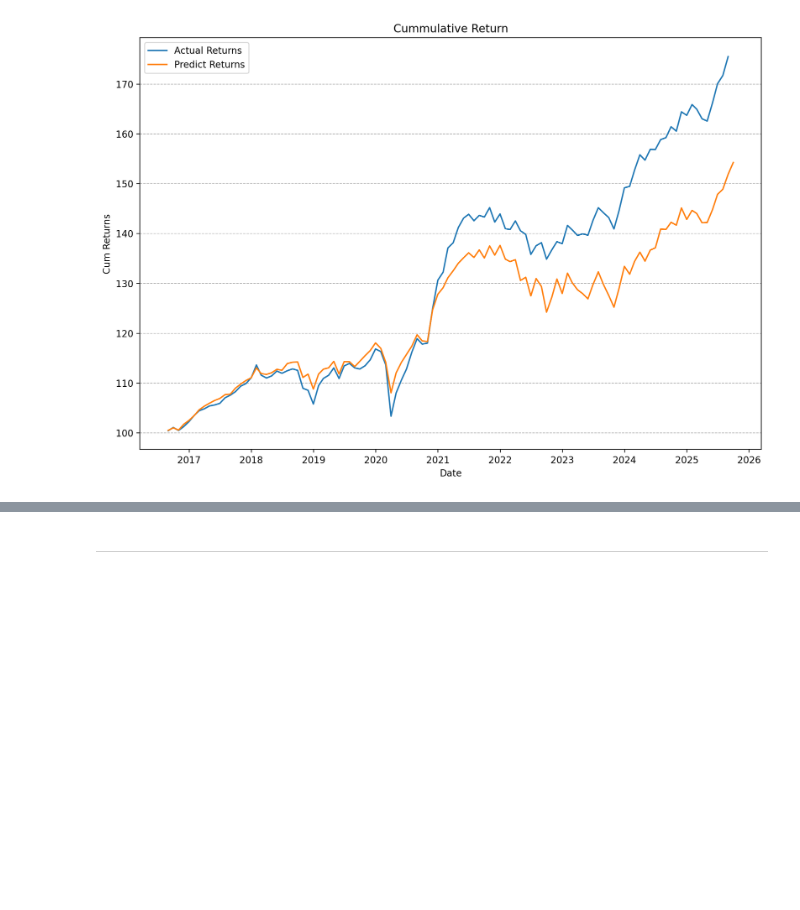
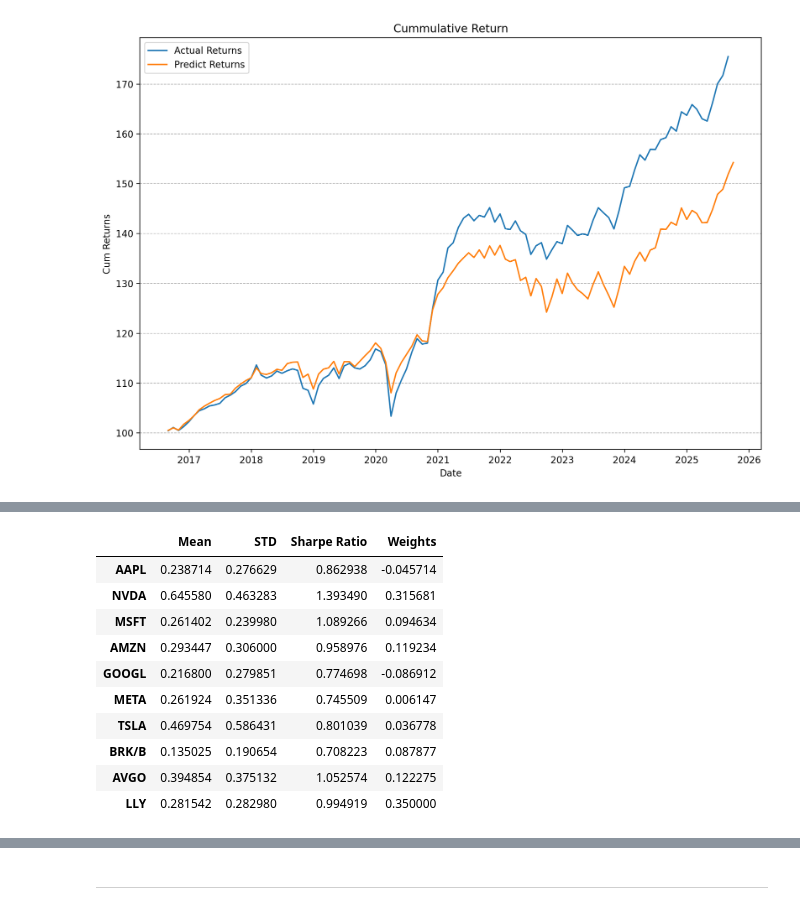
Before and after one commit to scfengv/FINM36700-Portfolio-and-Risk-Management, a Jupyter notebook: assignment/HW2.ipynb, the cells around one changed output, grey strips where cells are left out. Saved outputs shown, nothing was run; the diff lists cells and outputs as text; code cells hidden in the pictures; blank space fills up the shorter version.

```diff
--- a/assignment/HW2.ipynb
+++ b/assignment/HW2.ipynb
@@ -363,0 +421,8 @@ plt.show()
+# %%
+targetMean = 0.2
+mean = df.mean() * 52
+std = df.std() * np.sqrt(52)
+cov = df.cov() * 52
+n = len(tickers)
+initialWeights = np.array([1/n] * n)
+bounds = tuple((-0.20, 0.35) for _ in range(n))
@@ -363,0 +527,29 @@ plt.show()
+# %%
+sharpeOptimize = minimize(
+    objectiveSharpe,
+    initialWeights,
+    bounds = bounds,
+    constraints = constraints
+)
+
+sharpeOptimalWeights = sharpeOptimize.x
+
+result7 = pd.DataFrame({
+    "Mean": mean,
+    "STD": std,
+    "Sharpe Ratio": mean / std,
+    "Weights": sharpeOptimalWeights
+}, index = tickers)
+result7
+# %% [output]
+|  | Mean | STD | Sharpe Ratio | Weights |
+| AAPL | 0.238714 | 0.276629 | 0.862938 | -0.045714 |
+| NVDA | 0.645580 | 0.463283 | 1.393490 | 0.315681 |
+| MSFT | 0.261402 | 0.239980 | 1.089266 | 0.094634 |
+| AMZN | 0.293447 | 0.306000 | 0.958976 | 0.119234 |
+| GOOGL | 0.216800 | 0.279851 | 0.774698 | -0.086912 |
+| META | 0.261924 | 0.351336 | 0.745509 | 0.006147 |
+| TSLA | 0.469754 | 0.586431 | 0.801039 | 0.036778 |
+| BRK/B | 0.135025 | 0.190654 | 0.708223 | 0.087877 |
+| AVGO | 0.394854 | 0.375132 | 1.052574 | 0.122275 |
+| LLY | 0.281542 | 0.282980 | 0.994919 | 0.350000 |
```
Also changed, not shown: parts of 16 cells of this notebook.
